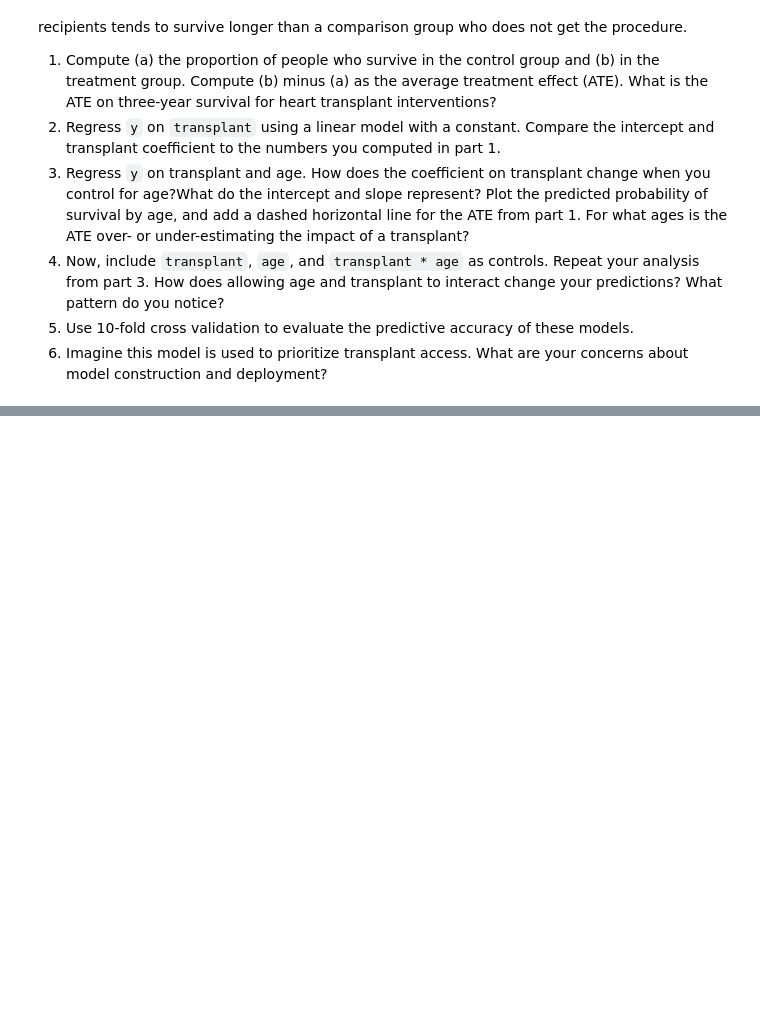
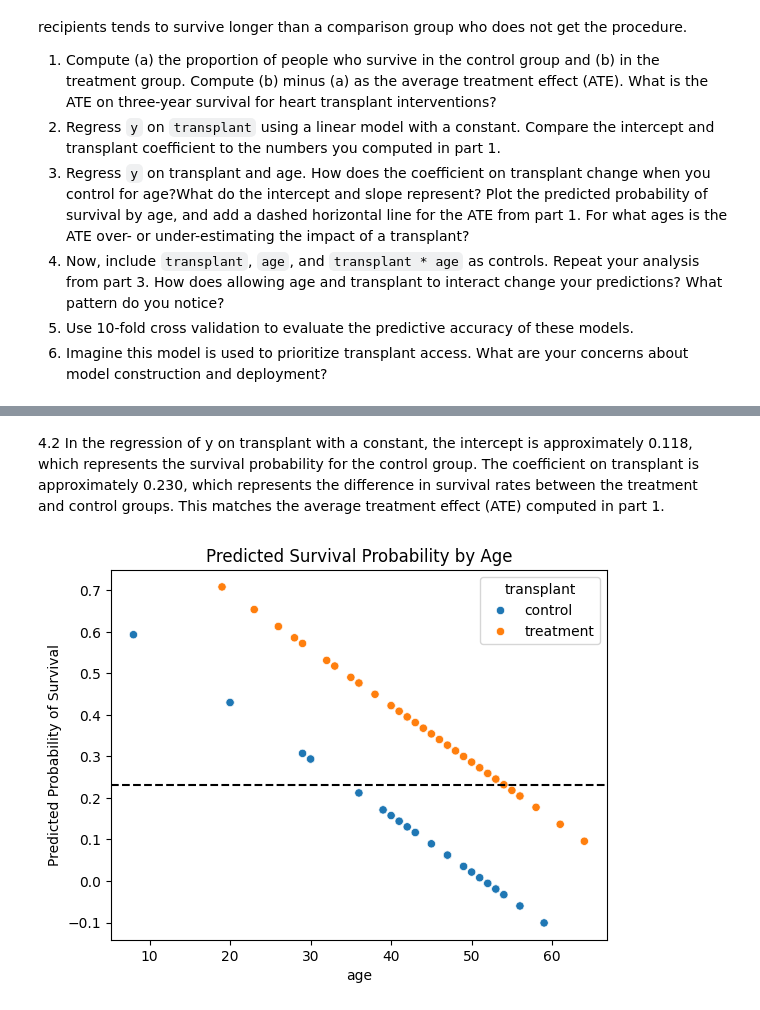
Before and after one commit to richarddo3/undergrad_ml_assignments, a Jupyter notebook: 03_assignment_linear_models.ipynb, the cells around one changed output, grey strips where cells are left out. Saved outputs shown, nothing was run; the diff lists cells and outputs as text; code cells hidden in the pictures; blank space fills up the shorter version.

```diff
--- a/03_assignment_linear_models.ipynb
+++ b/03_assignment_linear_models.ipynb
@@ -316,3 +316,6 @@ Since a heart transplant is a dangerous operation and even people who successful
 4. Now, include `transplant`, `age`, and `transplant * age` as controls. Repeat your analysis from part 3. How does allowing age and transplant to interact change your predictions? What pattern do you notice?
 5. Use 10-fold cross validation to evaluate the predictive accuracy of these models.
 6. Imagine this model is used to prioritize transplant access. What are your concerns about model construction and deployment?
+# %%
+df = df.drop(columns=["Unnamed: 0"])
+df.head()
@@ -318,0 +340,10 @@ Since a heart transplant is a dangerous operation and even people who successful
+# %%
+df["transplant_dummy"] = (df["transplant"] == "treatment").astype(int)
+
+import statsmodels.api as sm
+
+X = sm.add_constant(df["transplant_dummy"])
+y = df["y"]
+
+model = sm.OLS(y, X).fit()
+print(model.summary())
@@ -318,0 +368,18 @@ Since a heart transplant is a dangerous operation and even people who successful
+# %% [markdown]
+4.2
+In the regression of y on transplant with a constant, the intercept is approximately 0.118, which represents the survival probability for the control group. The coefficient on transplant is approximately 0.230, which represents the difference in survival rates between the treatment and control groups. This matches the average treatment effect (ATE) computed in part 1.
+# %%
+df["predicted"] = model2.predict(X)
+# %%
+import seaborn as sns
+import matplotlib.pyplot as plt
+
+sns.scatterplot(data=df, x="age", y="predicted", hue="transplant")
+ATE = 0.347826 - 0.117647
+plt.axhline(ATE, linestyle="--", color="black")
+
+plt.title("Predicted Survival Probability by Age")
+plt.ylabel("Predicted Probability of Survival")
+plt.show()
+# %% [output]
+[figure, added]
```
Also changed, not shown: parts of 16 cells of this notebook.
